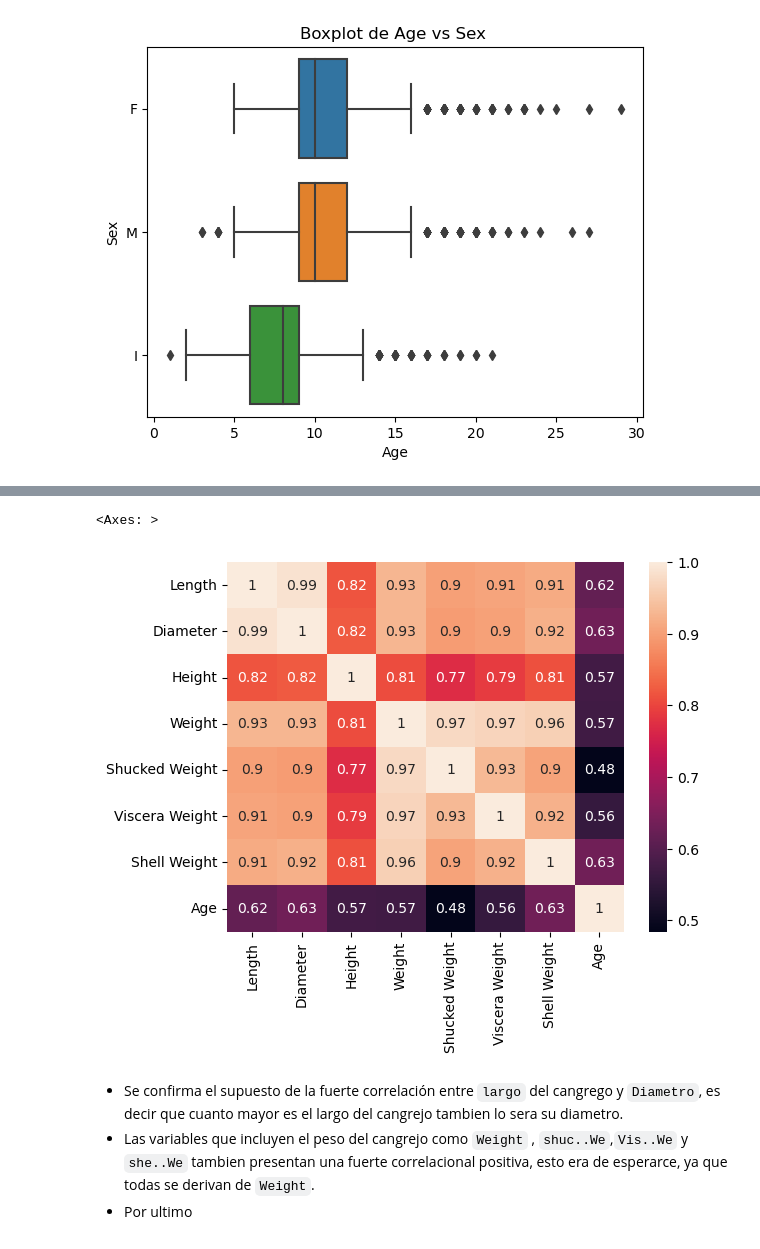
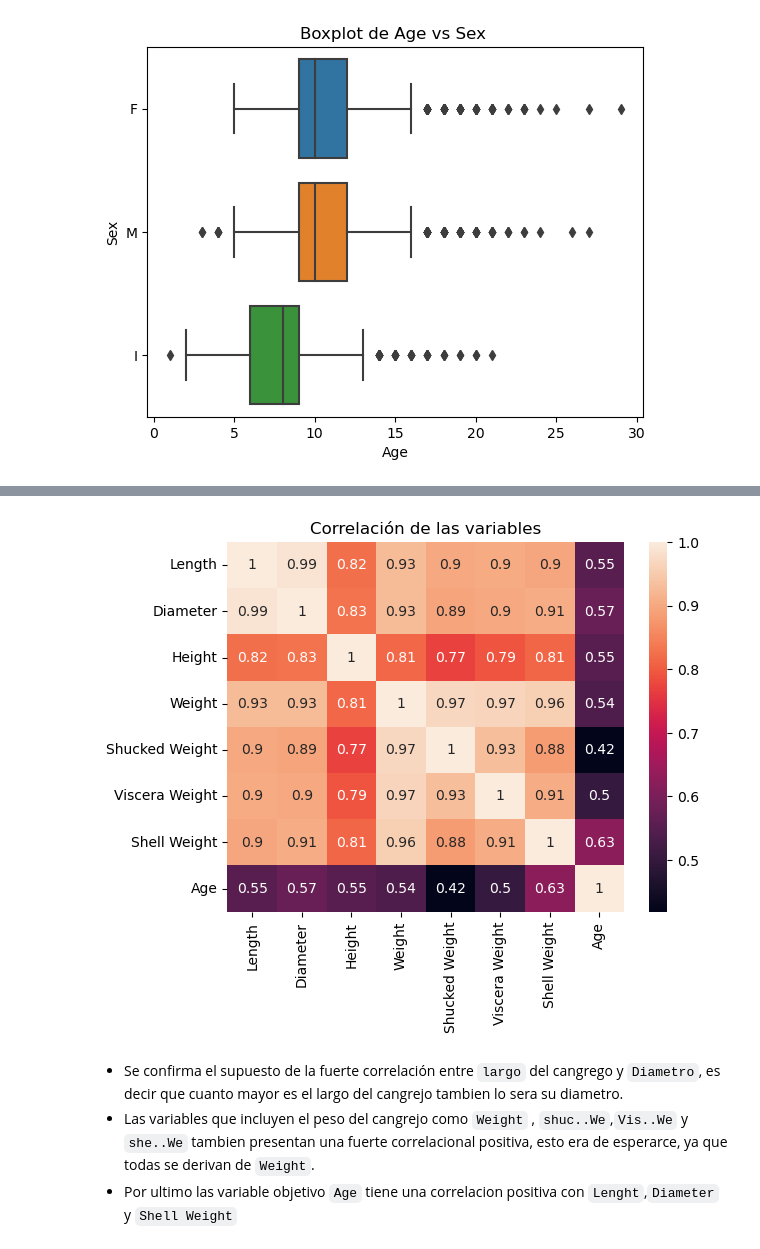
Before and after one commit to MathUPTC/CrabAge, a Jupyter notebook: Notebooks/eda_data.ipynb, the cells around one changed output, grey strips where cells are left out. Drawn from its saved outputs; the diff is of its cells as text; code cells hidden in the pictures.

```diff
--- a/Notebooks/eda_data.ipynb
+++ b/Notebooks/eda_data.ipynb
@@ -53,0 +12,4 @@ data = pd.read_csv(path+'/CrabAgePrediction.csv')
+# %%
+data = pd.read_csv("D:/DataSets/CrabAge/data_CrabAge.csv")
+data.drop(columns = "Unnamed: 0", inplace = True)
+data.head()
@@ -238,9 +210,10 @@ histogram_box(df_clear,'Age')
 # %%
-sns.heatmap(df_clear.drop(columns='Sex').corr(),annot=True)
+sns.heatmap(data.drop(columns='Sex').corr(),annot=True)
+plt.title("Correlación de las variables")
+plt.show()
 # %% [output]
-<Axes: >
-[figure, old version]
+[figure, new version]
 # %% [markdown]
 + Se confirma el supuesto de la fuerte correlación entre `largo` del cangrego y `Diametro`, es decir que cuanto mayor es el largo del cangrejo tambien lo sera su diametro.
 + Las variables que incluyen el peso del cangrejo como `Weight` , `shuc..We`,`Vis..We` y `she..We` tambien presentan una fuerte correlacional positiva, esto era de esperarce, ya que todas se derivan de `Weight`.
-+ Por ultimo
++ Por ultimo las variable objetivo `Age` tiene una correlacion positiva con `Lenght`,`Diameter` y `Shell Weight`
```
Also changed, not shown: parts of 49 cells of this notebook.
